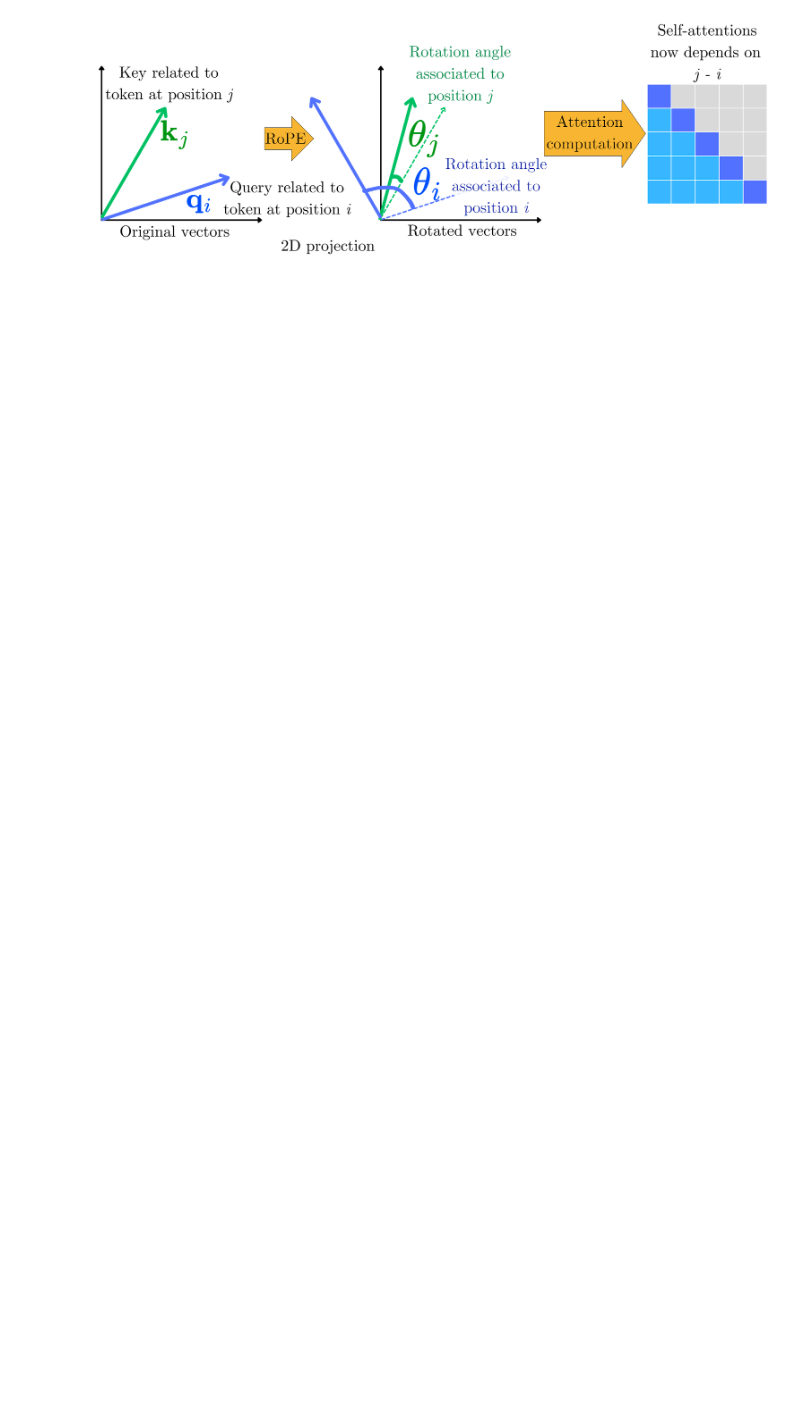
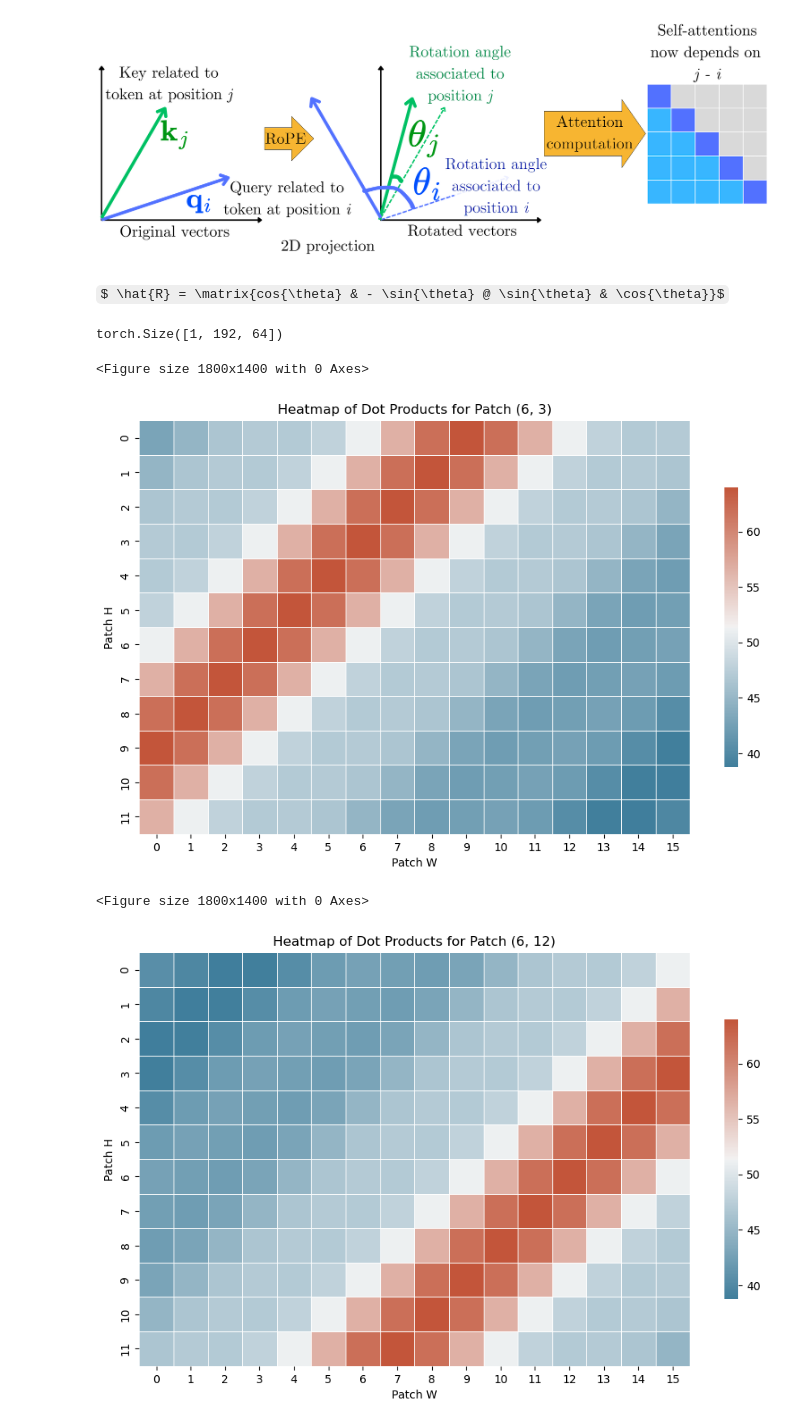
Before and after one commit to alexeivorohov-nn/nn_usu, a Jupyter notebook: LessonsP2/S3_ViT.ipynb, the cells around one changed output. Drawn from its saved outputs; the diff is of its cells as text; code cells hidden in the pictures; some formulas as TeX source; blank space fills up the shorter version.

```diff
--- a/LessonsP2/S3_ViT.ipynb
+++ b/LessonsP2/S3_ViT.ipynb
@@ -87,10 +90,12 @@ class RotaryPositionalEmbedding(nn.Module):
         x_rope = x * self.cos_cached[pos] + x_rotated * self.sin_cached[pos]
 
         return x_rope
+# %% [markdown]
+$ \hat{R} = \matrix{cos{\theta} & - \sin{\theta} @ \sin{\theta} & \cos{\theta}}$
 # %%
 class RopeEmbeddingXY(nn.Module):
 
-    def __init__(self, emb_dim: int, max_patches_xy: int = 128, freezed=True, separate=True):
+    def __init__(self, emb_dim: int, max_patches_xy: int = 128, freezed=True):
         '''
         :param emb_dim:
         :param max_patches_xy:
@@ -101,7 +106,10 @@ class RopeEmbeddingXY(nn.Module):
         assert emb_dim % 4 == 0, f'Embedding dimension must be divisible by 4'
         assert emb_dim > 4, f'Embedding dimension must be greater than 4'
 
-        # YOUR CODE
+        self.emb_dim = emb_dim
+        # self.ax_dim = emb_dim // 2 if separate else emb_dim
+        self.h_emb = RotaryPositionalEmbedding(emb_dim)
+        self.w_emb = RotaryPositionalEmbedding(emb_dim)
 
     def forward(self, x: torch.Tensor) -> torch.Tensor:
         '''
@@ -109,10 +117,20 @@ class RopeEmbeddingXY(nn.Module):
         :returns: output sequence [B, L, D]
         '''
         batch_size, emb_dim, patch_h, patch_w = x.shape
+        device = x.device
 
-        # YOUR CODE
+        h_pos, w_pos = torch.meshgrid(
+            torch.arange(0, patch_h), torch.arange(0, patch_w), indexing='ij',
+        )
 
-        return outp
+        x = x.flatten(-2).swapaxes(1, 2)
+        h_pos =  h_pos.flatten().unsqueeze(0)
+        w_pos =  w_pos.flatten().unsqueeze(0)
+
+        x = self.h_emb(x, h_pos)
+        x = self.w_emb(x, w_pos)
+
+        return x
 
 def visualize_hw_encodings(input_patches: torch.Tensor, selected_ij: Tuple[int, int], encoding: nn.Module):
 
@@ -140,18 +158,24 @@ def visualize_hw_encodings(input_patches: torch.Tensor, selected_ij: Tuple[int,
 # %%
 patch_size = 4
 in_channels = 3
 emb_dim = 64
 p_H, p_W = 12, 16
 
-x = torch.zeros(1, emb_dim, p_H, p_W)
+x = torch.ones(1, emb_dim, p_H, p_W)
 
 pos_enc = RopeEmbeddingXY(emb_dim)
 
 y = pos_enc(x)
 print(y.shape)
 
 visualize_hw_encodings(x, (6, 3), pos_enc)
 
 visualize_hw_encodings(x, (6, 12), pos_enc)
+# %% [output]
+torch.Size([1, 192, 64])
+<Figure size 1800x1400 with 0 Axes>
+[figure, added]
+<Figure size 1800x1400 with 0 Axes>
+[figure, added]
 # %%
 # Соберем все вместе
```
Also changed, not shown: parts of 11 cells of this notebook, 3 other files.
